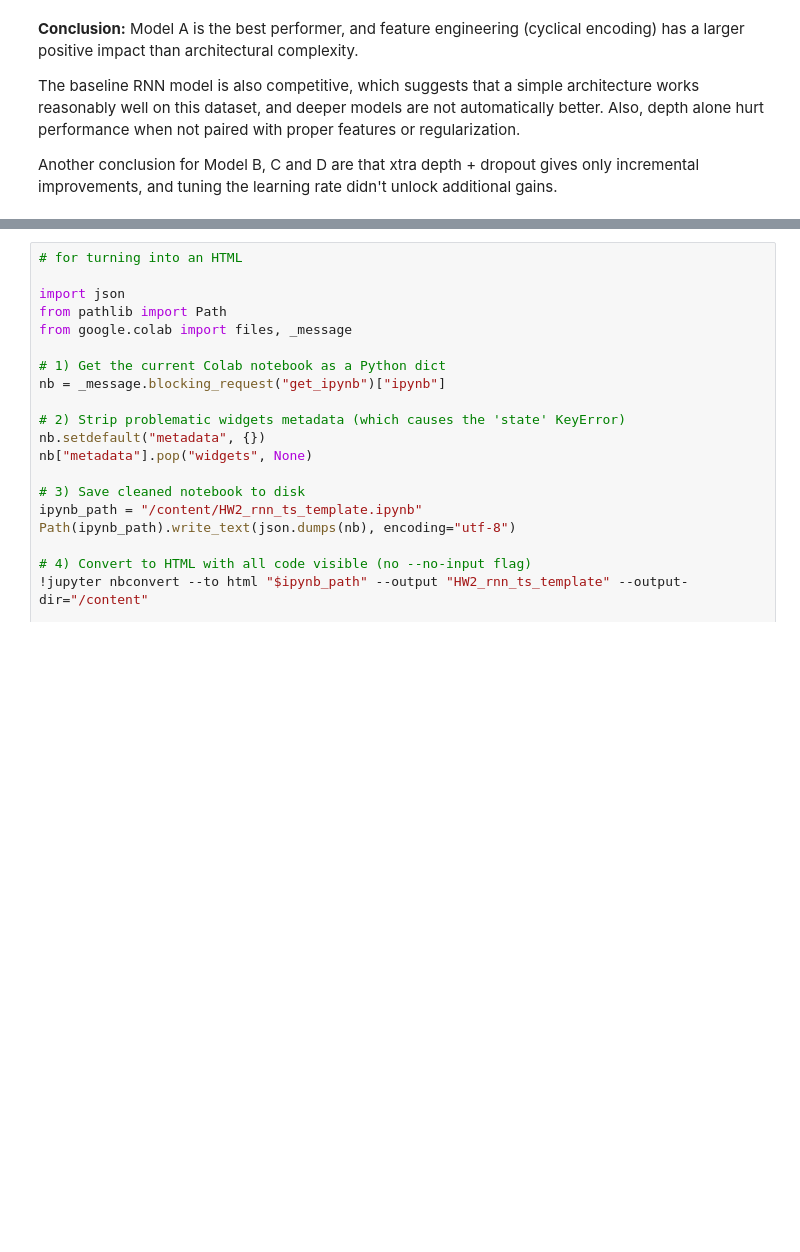
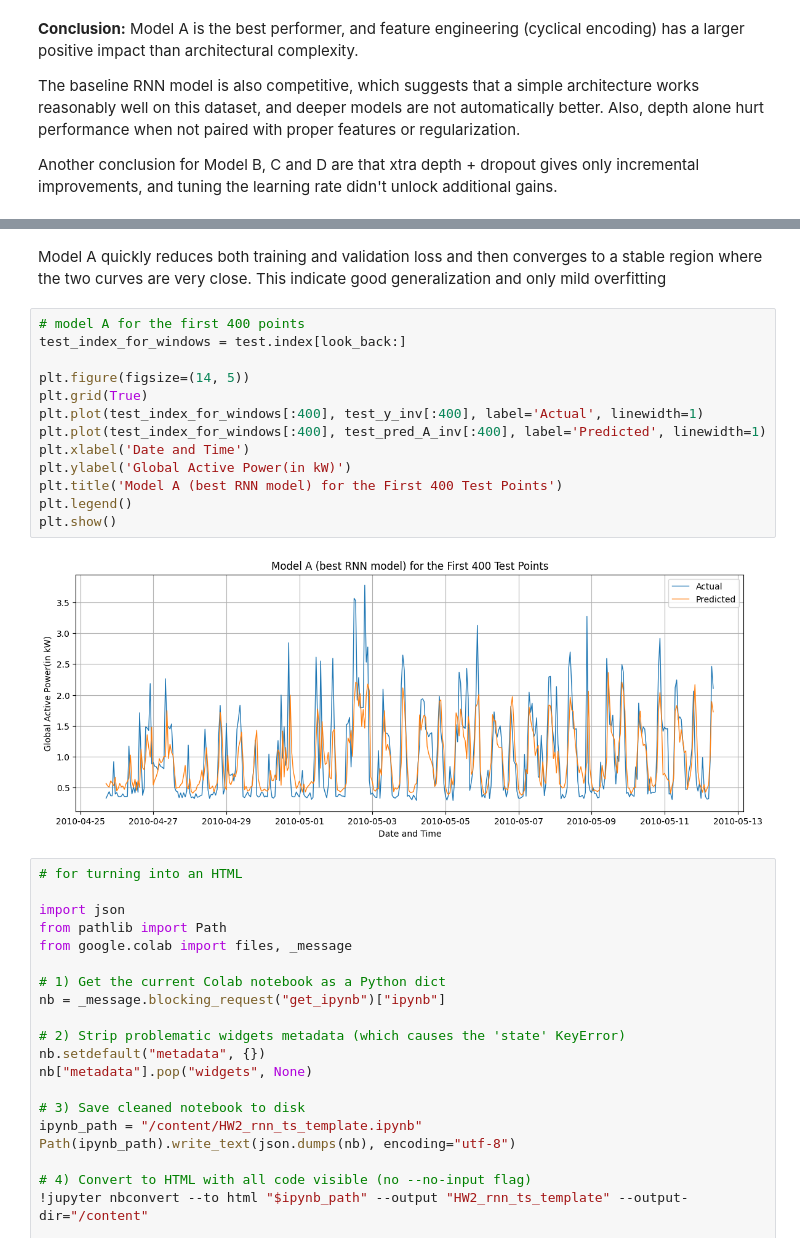
Before and after one commit to benjaminpilnick/Stat362-Final-Project-, a Jupyter notebook: notebook/RNN/RNN_model.ipynb, the cells around one changed output, grey strips where cells are left out. Cells and saved outputs as stored; diff of their text form; blank space fills up the shorter version.

```diff
--- a/notebook/RNN/RNN_notebook.ipynb
+++ b/notebook/RNN/RNN_model.ipynb
@@ -1014,3 +1028,20 @@ Another conclusion for Model B, C and D are that xtra depth + dropout gives only
+# %% [markdown]
+Model A quickly reduces both training and validation loss and then converges to a stable region where the two curves are very close. This indicate good generalization and only mild overfitting
+# %%
+# model A for the first 400 points
+test_index_for_windows = test.index[look_back:]
+
+plt.figure(figsize=(14, 5))
+plt.grid(True)
+plt.plot(test_index_for_windows[:400], test_y_inv[:400], label='Actual', linewidth=1)
+plt.plot(test_index_for_windows[:400], test_pred_A_inv[:400], label='Predicted', linewidth=1)
+plt.xlabel('Date and Time')
+plt.ylabel('Global Active Power(in kW)')
+plt.title('Model A (best RNN model) for the First 400 Test Points')
+plt.legend()
+plt.show()
+# %% [output]
+[figure, added]
 # %%
 # for turning into an HTML
 
```
Also changed, not shown: parts of 2 cells of this notebook.
